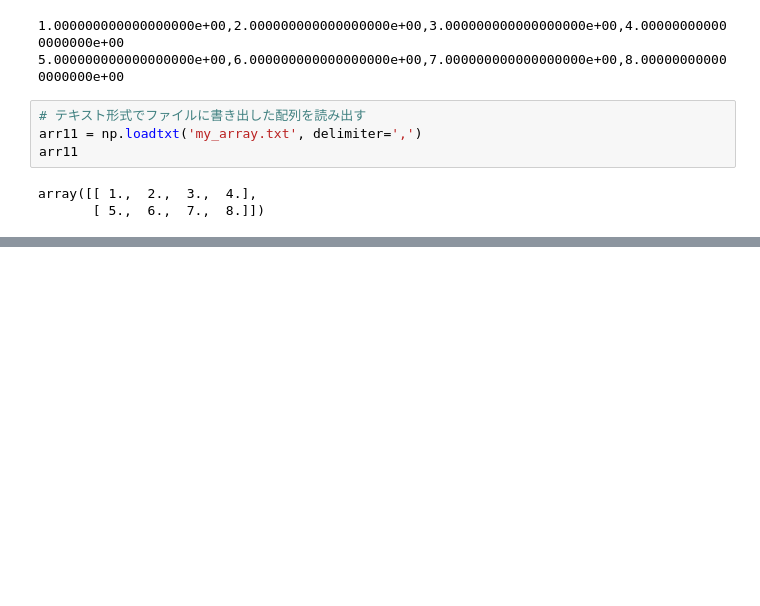
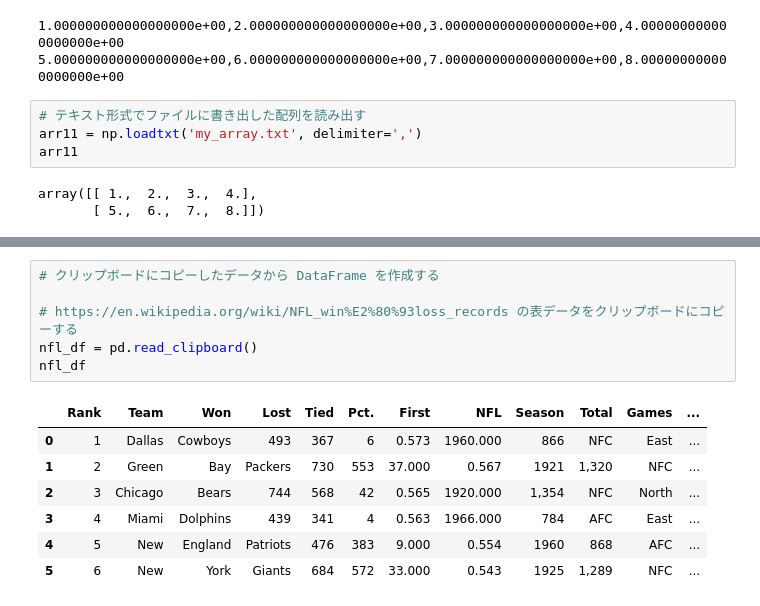
Before and after one commit to hixxxxxhi/Python-sandbox, a Jupyter notebook: notebooks/Data Analysis Basics with Python.ipynb, the cells around one changed output, grey strips where cells are left out. Saved outputs shown, nothing was run; the diff lists cells and outputs as text; blank space fills up the shorter version.

```diff
--- a/notebooks/Data Analysis Basics with Python.ipynb
+++ b/notebooks/Data Analysis Basics with Python.ipynb
@@ -324,0 +451,14 @@ array([[ 1.,  2.,  3.,  4.],
+# %%
+# クリップボードにコピーしたデータから DataFrame を作成する
+
+# https://en.wikipedia.org/wiki/NFL_win%E2%80%93loss_records の表データをクリップボードにコピーする
+nfl_df = pd.read_clipboard()
+nfl_df
+# %% [output]
+|  | Rank | Team | Won | Lost | Tied | Pct. | First | NFL | Season | Total | Games | ... |
+| 0 | 1 | Dallas | Cowboys | 493 | 367 | 6 | 0.573 | 1960.000 | 866 | NFC | East | ... |
+| 1 | 2 | Green | Bay | Packers | 730 | 553 | 37.000 | 0.567 | 1921 | 1,320 | NFC | ... |
+| 2 | 3 | Chicago | Bears | 744 | 568 | 42 | 0.565 | 1920.000 | 1,354 | NFC | North | ... |
+| 3 | 4 | Miami | Dolphins | 439 | 341 | 4 | 0.563 | 1966.000 | 784 | AFC | East | ... |
+| 4 | 5 | New | England | Patriots | 476 | 383 | 9.000 | 0.554 | 1960 | 868 | AFC | ... |
+| 5 | 6 | New | York | Giants | 684 | 572 | 33.000 | 0.543 | 1925 | 1,289 | NFC | ... |
```
Also changed, not shown: parts of 55 cells of this notebook, 1 other file.
